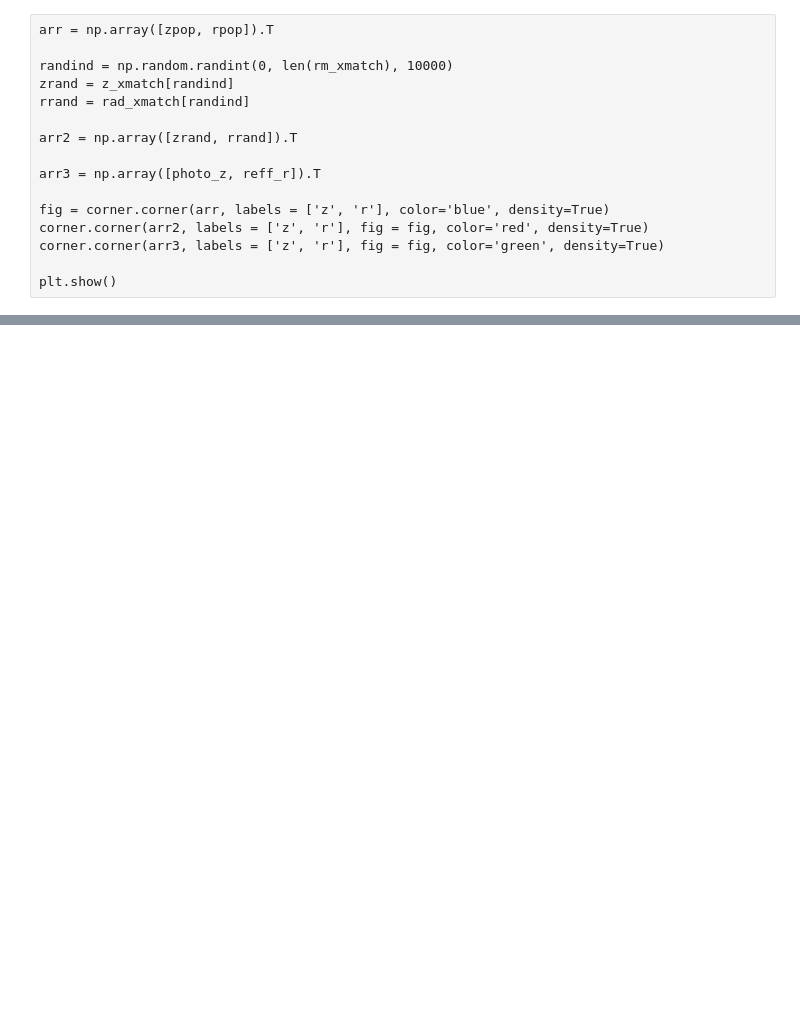
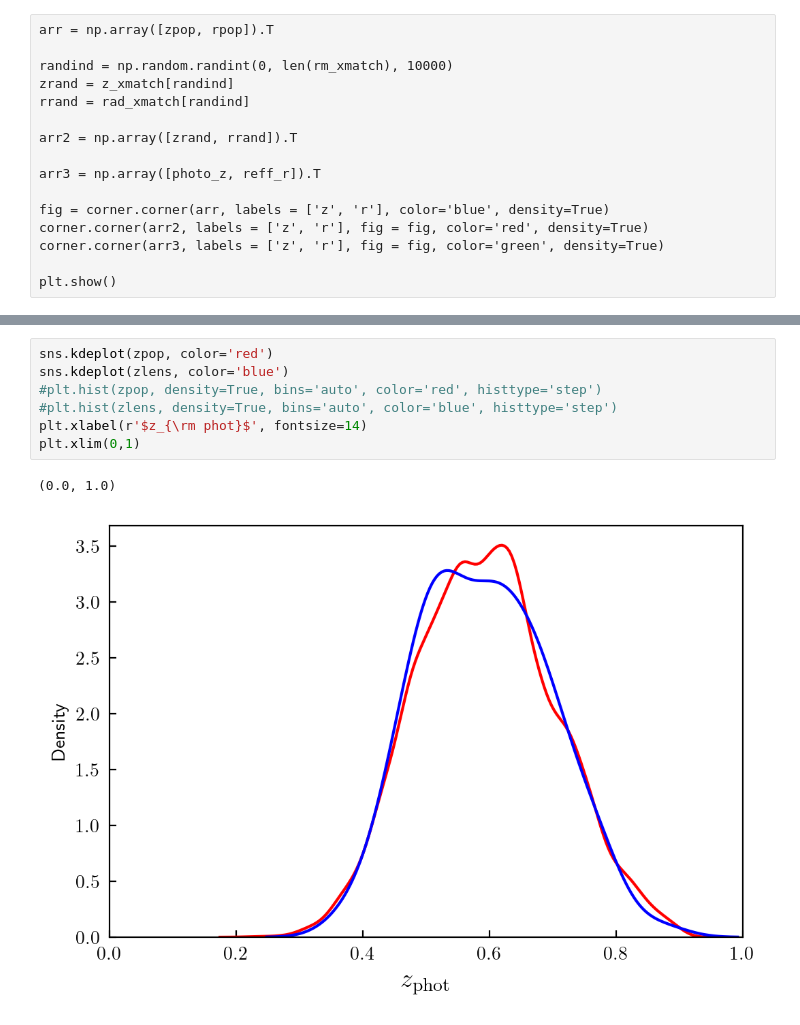
Before and after one commit to apcloonan/galaxy-galaxy-sel, a Jupyter notebook: sample_redmagic.ipynb, the cells around one changed output, grey strips where cells are left out. Drawn from its saved outputs; the diff is of its cells as text; blank space fills up the shorter version.

```diff
--- a/sample_redmagic.ipynb
+++ b/sample_redmagic.ipynb
@@ -392,0 +459,10 @@ plt.show()
+# %%
+sns.kdeplot(zpop, color='red')
+sns.kdeplot(zlens, color='blue')
+#plt.hist(zpop, density=True, bins='auto', color='red', histtype='step')
+#plt.hist(zlens, density=True, bins='auto', color='blue', histtype='step')
+plt.xlabel(r'$z_{\rm phot}$', fontsize=14)
+plt.xlim(0,1)
+# %% [output]
+(0.0, 1.0)
+[figure, added]
```
Also changed, not shown: parts of 28 cells of this notebook.
